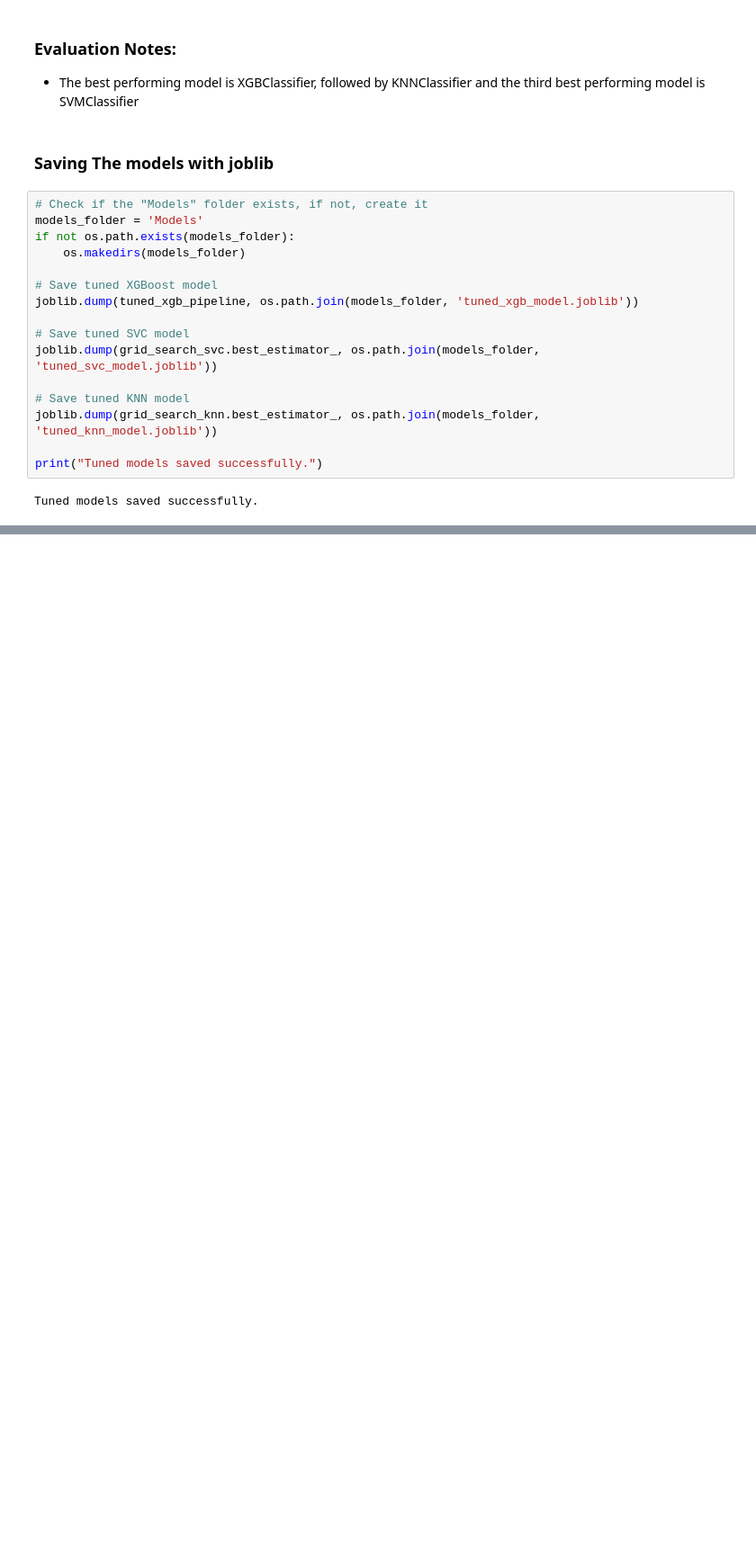
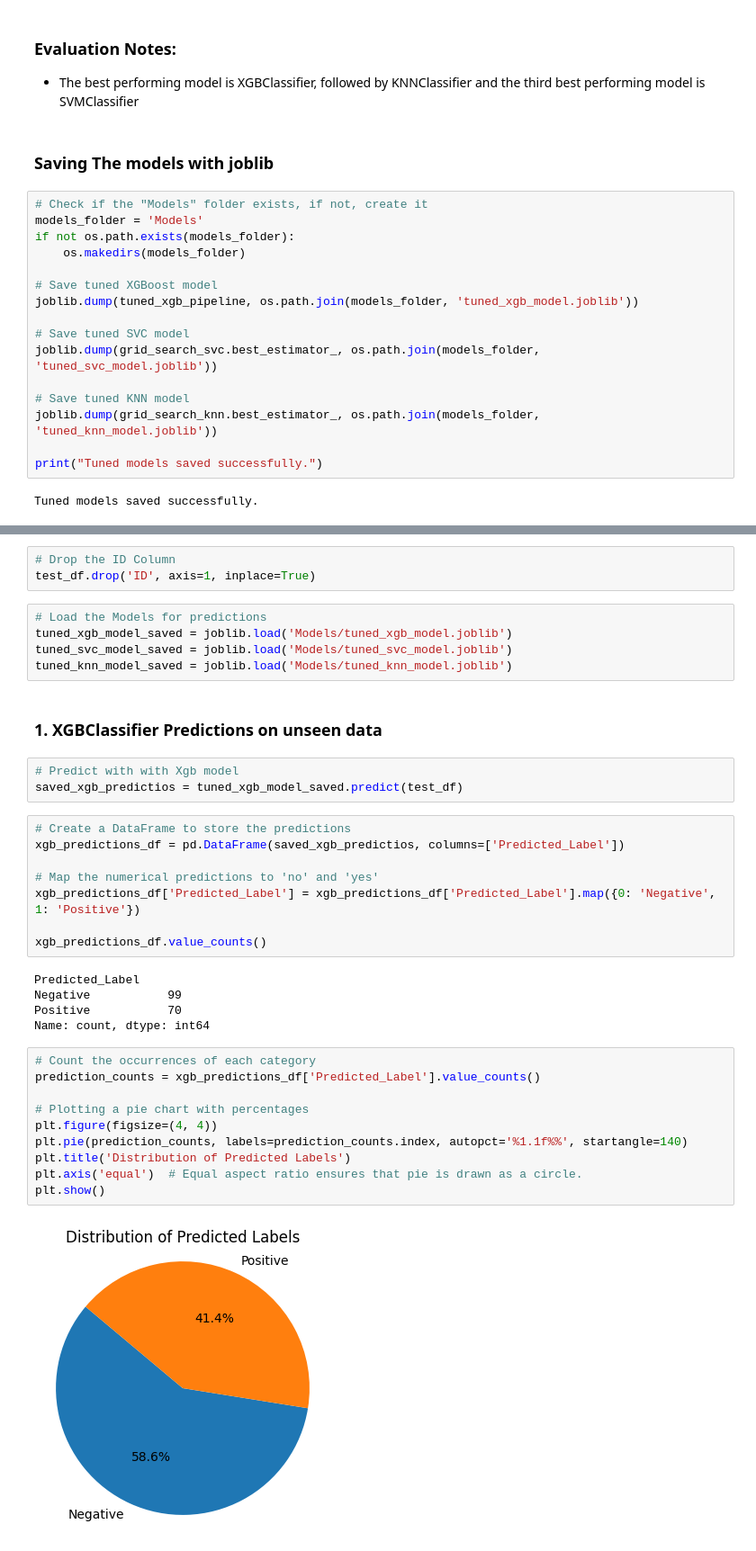
Before and after one commit to murithidenisgitobu/Sepsis-Predictor, a Jupyter notebook: Notebook.ipynb, the cells around one changed output, grey strips where cells are left out. Shown at 90% size. Drawn from its saved outputs; the diff is of its cells as text; blank space fills up the shorter version.

Commit message:
Model built, Saved and Tested. Awaiting Final Review

```diff
--- a/Notebook.ipynb
+++ b/Notebook.ipynb
@@ -1311,0 +1325,38 @@ Tuned models saved successfully.
+# %%
+# Drop the ID Column
+test_df.drop('ID', axis=1, inplace=True)
+# %%
+# Load the Models for predictions
+tuned_xgb_model_saved = joblib.load('Models/tuned_xgb_model.joblib')
+tuned_svc_model_saved = joblib.load('Models/tuned_svc_model.joblib')
+tuned_knn_model_saved = joblib.load('Models/tuned_knn_model.joblib')
+# %% [markdown]
+### 1. XGBClassifier Predictions on unseen data
+# %%
+# Predict with with Xgb model
+saved_xgb_predictios = tuned_xgb_model_saved.predict(test_df)
+# %%
+# Create a DataFrame to store the predictions
+xgb_predictions_df = pd.DataFrame(saved_xgb_predictios, columns=['Predicted_Label'])
+
+# Map the numerical predictions to 'no' and 'yes'
+xgb_predictions_df['Predicted_Label'] = xgb_predictions_df['Predicted_Label'].map({0: 'Negative', 1: 'Positive'})
+
+xgb_predictions_df.value_counts()
+# %% [output]
+Predicted_Label
+Negative           99
+Positive           70
+Name: count, dtype: int64
+# %%
+# Count the occurrences of each category
+prediction_counts = xgb_predictions_df['Predicted_Label'].value_counts()
+
+# Plotting a pie chart with percentages
+plt.figure(figsize=(4, 4))
+plt.pie(prediction_counts, labels=prediction_counts.index, autopct='%1.1f%%', startangle=140)
+plt.title('Distribution of Predicted Labels')
+plt.axis('equal')  # Equal aspect ratio ensures that pie is drawn as a circle.
+plt.show()
+# %% [output]
+[figure, added]
```
Also changed, not shown: parts of 10 cells of this notebook.
